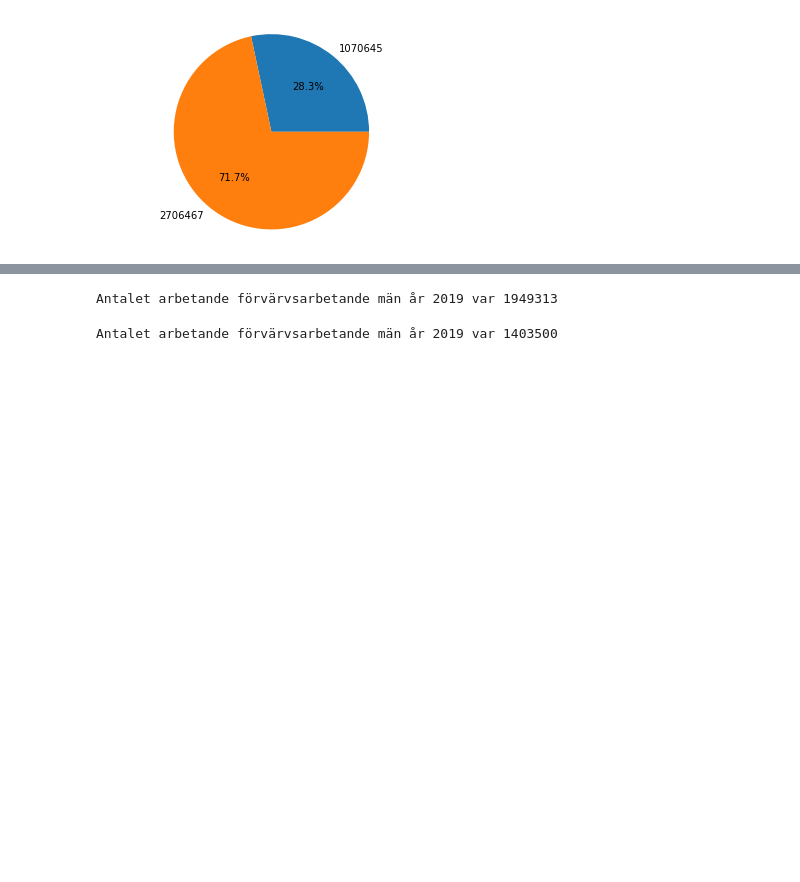
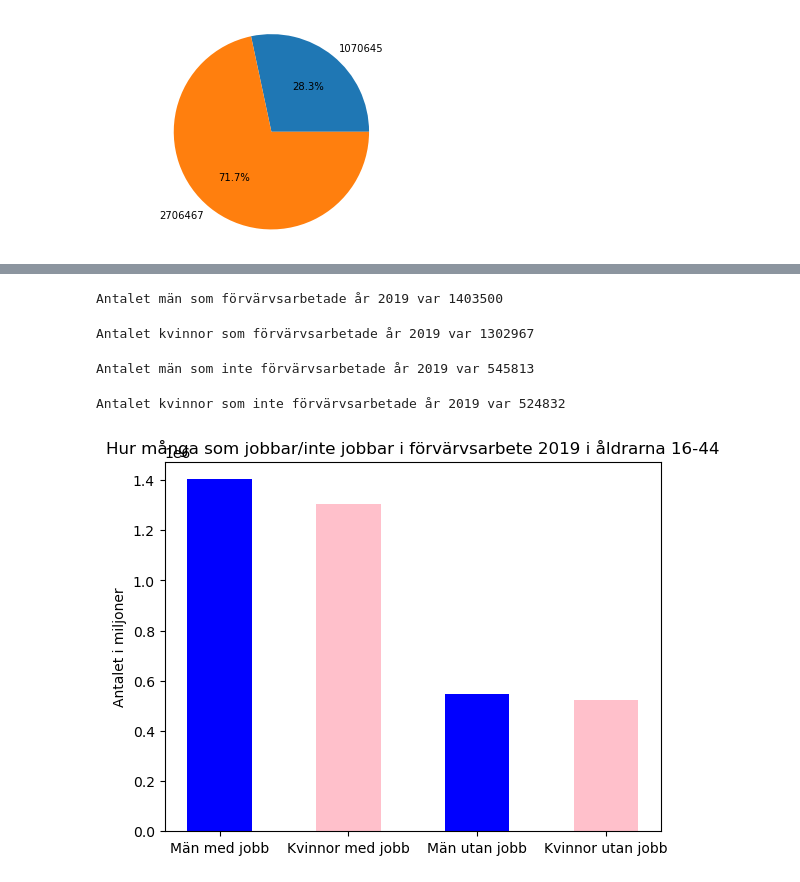
Before and after one commit to Limpan0305/linus_sundsten_TE19C, a Jupyter notebook: Programmering1/Dataanalys/pandas_läxa.ipynb, the cells around one changed output, grey strips where cells are left out. Saved outputs shown, nothing was run; the diff lists cells and outputs as text; code cells hidden in the pictures; blank space fills up the shorter version.

Commit message:
lektion fredag pandas klar

```diff
--- a/Programmering1/Dataanalys/pandas_läxa.ipynb
+++ b/Programmering1/Dataanalys/pandas_läxa.ipynb
@@ -102,24 +73,65 @@ Antalet som är förvärvsarbetare är 2706467
 # %%
+#2a
 import pandas as pd
-import numpy as np
 df = pd.read_csv("sysselsattning.csv", encoding="ISO_8859-1", header=1)
 
 df = df.drop(df[df.kön.str.contains("kvinnor")].index)
-df.DN = df.kön.str.replace('kvnnor', '')
-df.head(6)
-arbman = df.sum(axis=1).sum()
-print(f"Antalet arbetande förvärvsarbetande män år 2019 var {arbman}")
+df.DN = df.kön.str.replace('kvinnor', '')
+df = df.head(6)
+arbman= df.sum(axis=1).sum()
+print(f"Antalet män som förvärvsarbetade år 2019 var {arbman}")
 # %% [output]
-Antalet arbetande förvärvsarbetande män år 2019 var 1949313
+Antalet män som förvärvsarbetade år 2019 var 1403500
+# %%
+#2b
+import pandas as pd
+df = pd.read_csv("sysselsattning.csv", encoding="ISO_8859-1", header=1)
+
+df = df.drop(df[df.kön.str.contains("män")].index)
+df.DN = df.kön.str.replace('män', '')
+df = df.head(6)
+arbkvinna = df.sum(axis=1).sum()
+print(f"Antalet kvinnor som förvärvsarbetade år 2019 var {arbkvinna}")
+# %% [output]
+Antalet kvinnor som förvärvsarbetade år 2019 var 1302967
 # %%
+#2c
 import pandas as pd
-import numpy as np
 df = pd.read_csv("sysselsattning.csv", encoding="ISO_8859-1", header=1)
 
 df = df.drop(df[df.kön.str.contains("kvinnor")].index)
-df.DN = df.kön.str.replace('kvnnor', '')
-df = df.head(6)
-abman = df.sum(axis=1).sum()
-print(f"Antalet arbetande förvärvsarbetande män år 2019 var {abman}")
+df.DN = df.kön.str.replace('kvinnor', '')
+df = df.tail(6)
+ejman = df.sum(axis=1).sum()
+print(f"Antalet män som inte förvärvsarbetade år 2019 var {ejman}")
 # %% [output]
-Antalet arbetande förvärvsarbetande män år 2019 var 1403500
+Antalet män som inte förvärvsarbetade år 2019 var 545813
+# %%
+#2d
+import pandas as pd
+df = pd.read_csv("sysselsattning.csv", encoding="ISO_8859-1", header=1)
+
+df = df.drop(df[df.kön.str.contains("män")].index)
+df.DN = df.kön.str.replace('män', '')
+df = df.tail(6)
+ejkvinnor = df.sum(axis=1).sum()
+print(f"Antalet kvinnor som inte förvärvsarbetade år 2019 var {ejkvinnor}")
+# %% [output]
+Antalet kvinnor som inte förvärvsarbetade år 2019 var 524832
+# %%
+#2e
+import matplotlib.pyplot as plt
+import numpy as np
+jobb = ["Män med jobb", "Kvinnor med jobb", "Män utan jobb", "Kvinnor utan jobb"]
+hardujobb = [arbman, arbkvinna, ejman, ejkvinnor]
+x = range(len(hardujobb))
+färg = ["blue", "pink", "blue", "pink"]
+
+plt.bar(x, hardujobb, width=0.5, alpha=1, color=färg)
+plt.xticks(x,jobb)
+plt.ylabel("Antalet i miljoner")
+plt.title("Hur många som jobbar/inte jobbar i förvärvsarbete 2019 i åldrarna 16-44")
+
+plt.show()
+# %% [output]
+[figure, added]
```
Also changed, not shown: parts of 1 cell of this notebook, 1 other file.
